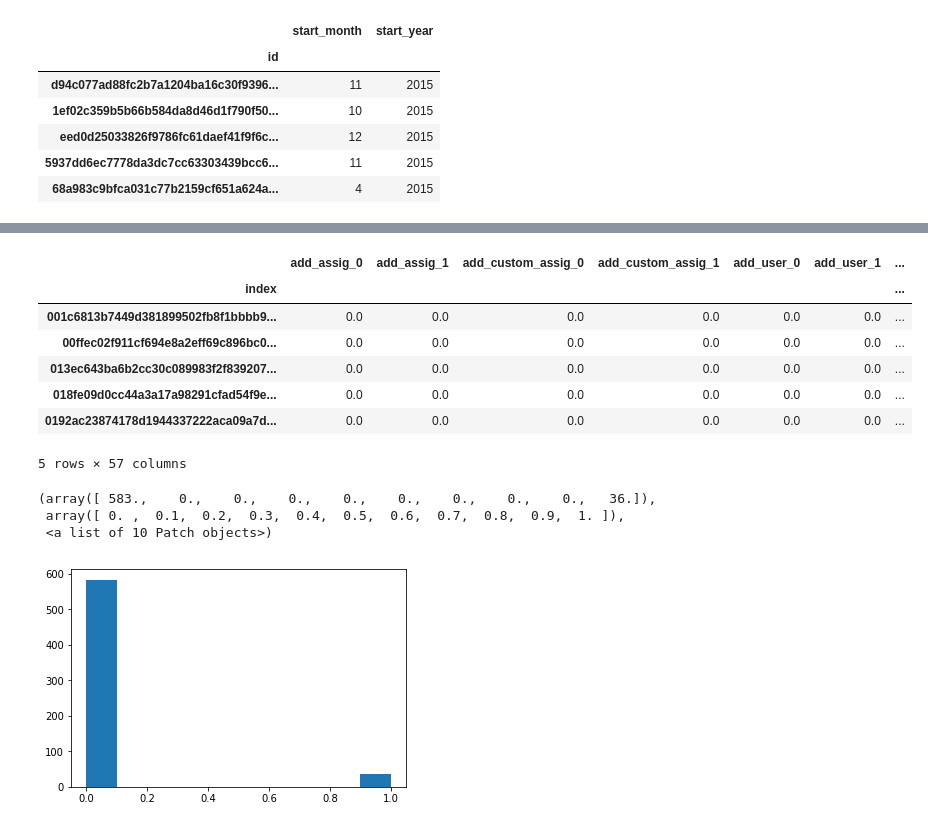
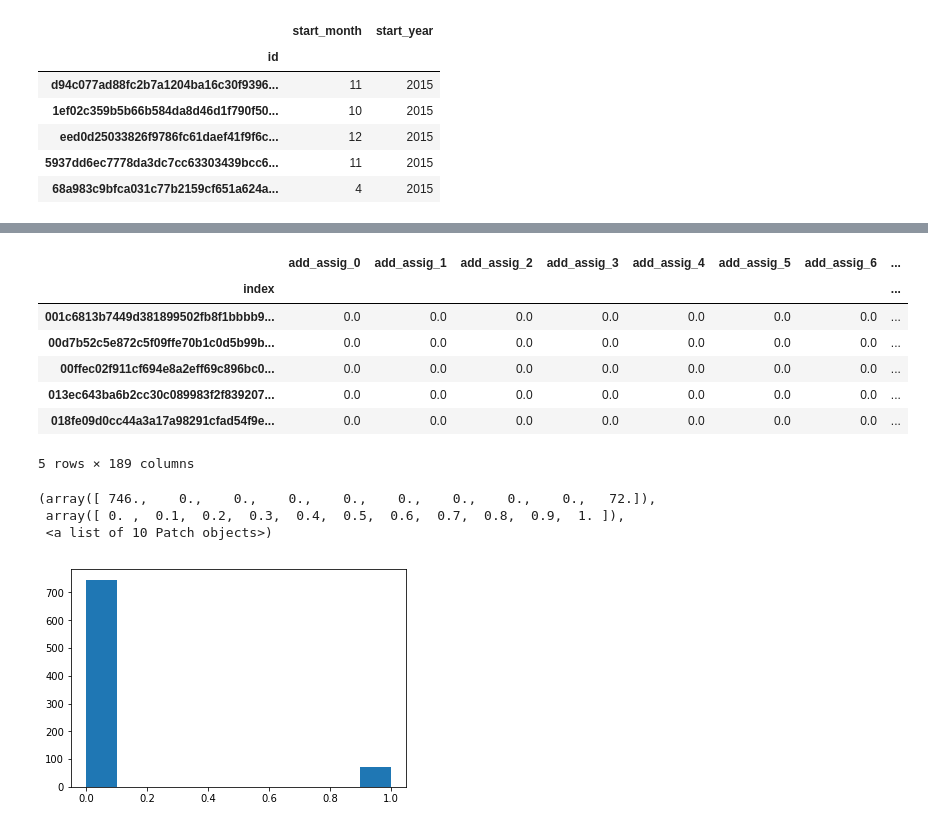
Before and after one commit to KeepFloyding/IP-research, a Jupyter notebook: Predict_Churn/teacher_churn/prediction/Baseline ++.ipynb, the cells around one changed output, grey strips where cells are left out. Saved outputs shown, nothing was run; the diff lists cells and outputs as text; code cells hidden in the pictures.

```diff
--- a/Predict_Churn/teacher_churn/prediction/Baseline ++.ipynb
+++ b/Predict_Churn/teacher_churn/prediction/Baseline ++.ipynb
@@ -61,7 +61,7 @@ df_user.head()
 | 5937dd6ec7778da3dc7cc63303439bcc6... | 11 | 2015 |
 | 68a983c9bfca031c77b2159cf651a624a... | 4 | 2015 |
 # %%
-last_month = 11;
+last_month = 7;
 
 # Find users that have churned
 plot_churn = df.reset_index().groupby('index')['event_leg'].max()
@@ -102,29 +102,29 @@ df_lm.head(10)
 10 rows × 22 columns
 # %%
 # Prepare timeseries
-df_lm_new = prepare_time_series(df_lm.groupby(['index','event_leg']).sum(),[0,1],'append')
+df_lm_new = prepare_time_series(df_lm.groupby(['index','event_leg']).sum(),[0,1,2,3,4,5,6,7,8,9,10,11,12],'append')
 
 # Adding features
 df_lm_new = df_lm_new.join(pd.get_dummies(df_user))
 
 df_lm_new.head()
 # %% [output]
-|  | add_assig_0 | add_assig_1 | add_custom_assig_0 | add_custom_assig_1 | add_user_0 | add_user_1 | ... |
-| index |  |  |  |  |  |  | ... |
-| 001c6813b7449d381899502fb8f1bbbb9... | 0.0 | 0.0 | 0.0 | 0.0 | 0.0 | 0.0 | ... |
-| 00ffec02f911cf694e8a2eff69c896bc0... | 0.0 | 0.0 | 0.0 | 0.0 | 0.0 | 0.0 | ... |
-| 013ec643ba6b2cc30c089983f2f839207... | 0.0 | 0.0 | 0.0 | 0.0 | 0.0 | 0.0 | ... |
-| 018fe09d0cc44a3a17a98291cfad54f9e... | 0.0 | 0.0 | 0.0 | 0.0 | 0.0 | 0.0 | ... |
-| 0192ac23874178d1944337222aca09a7d... | 0.0 | 0.0 | 0.0 | 0.0 | 0.0 | 0.0 | ... |
+|  | add_assig_0 | add_assig_1 | add_assig_2 | add_assig_3 | add_assig_4 | add_assig_5 | add_assig_6 | ... |
+| index |  |  |  |  |  |  |  | ... |
+| 001c6813b7449d381899502fb8f1bbbb9... | 0.0 | 0.0 | 0.0 | 0.0 | 0.0 | 0.0 | 0.0 | ... |
+| 00d7b52c5e872c5f09ffe70b1c0d5b99b... | 0.0 | 0.0 | 0.0 | 0.0 | 0.0 | 0.0 | 0.0 | ... |
+| 00ffec02f911cf694e8a2eff69c896bc0... | 0.0 | 0.0 | 0.0 | 0.0 | 0.0 | 0.0 | 0.0 | ... |
+| 013ec643ba6b2cc30c089983f2f839207... | 0.0 | 0.0 | 0.0 | 0.0 | 0.0 | 0.0 | 0.0 | ... |
+| 018fe09d0cc44a3a17a98291cfad54f9e... | 0.0 | 0.0 | 0.0 | 0.0 | 0.0 | 0.0 | 0.0 | ... |
-5 rows × 57 columns
+5 rows × 189 columns
 # %%
 # Check class distribution
 plt.hist(label)
 # %% [output]
-(array([ 583.,    0.,    0.,    0.,    0.,    0.,    0.,    0.,    0.,   36.]),
+(array([ 746.,    0.,    0.,    0.,    0.,    0.,    0.,    0.,    0.,   72.]),
  array([ 0. ,  0.1,  0.2,  0.3,  0.4,  0.5,  0.6,  0.7,  0.8,  0.9,  1. ]),
  <a list of 10 Patch objects>)
-[figure, old version]
+[figure, new version]
 # %%
 from scipy import interp
 
```
Also changed, not shown: parts of 3 cells of this notebook, 9 other files.
